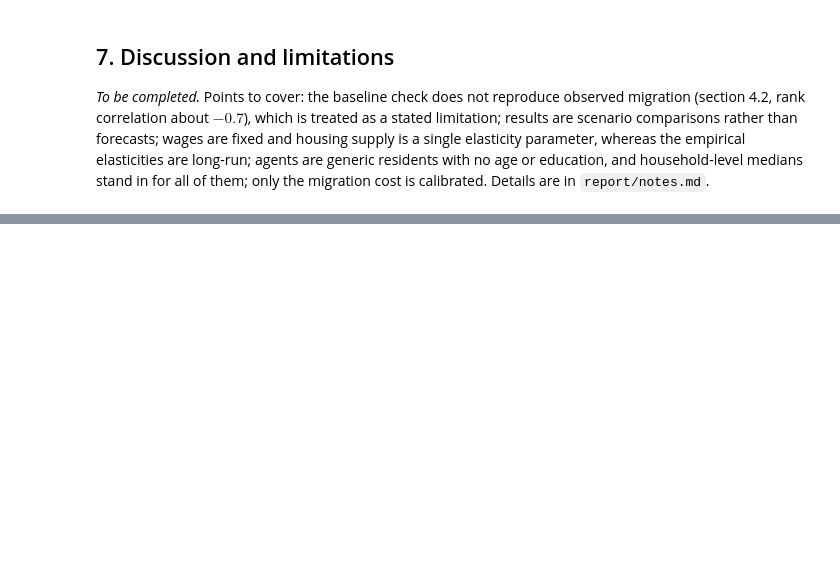
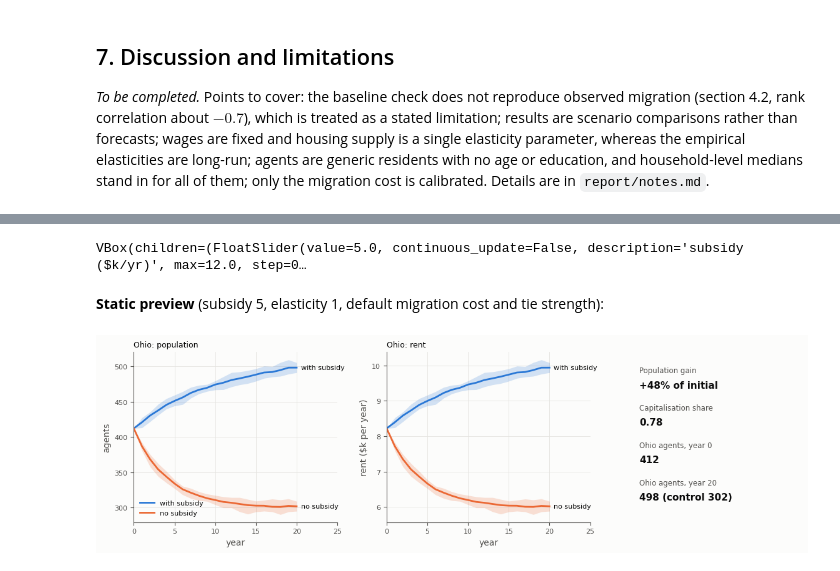
Before and after one commit to josephD-S/Computational-Modelling-Project, a Jupyter notebook: notebooks/project_walkthrough.ipynb, the cells around one changed output, grey strips where cells are left out. Cells and saved outputs as stored; diff of their text form; code cells hidden in the pictures; blank space fills up the shorter version.

```diff
--- a/notebooks/project_walkthrough.ipynb
+++ b/notebooks/project_walkthrough.ipynb
@@ -342,0 +348,15 @@ plots.plot_sensitivity(tables, defaults, save_path=FIG / "sensitivity.png");
+# %%
+from utils.demo import interactive_demo, plot_scenario, scenario_summary, animate_flows
+
+interactive_demo(init)
+# %% [output]
+VBox(children=(FloatSlider(value=5.0, continuous_update=False, description='subsidy ($k/yr)', max=12.0, step=0…
+# %% [markdown]
+**Static preview** (subsidy 5, elasticity 1, default migration cost and tie strength):
+# %%
+preview = Params(policy_state=ohio, subsidy=5.0, elasticity=1.0)
+fig = plot_scenario(scenario_summary(preview, init), preview, init)
+fig.savefig(FIG / "scenario_preview.png", dpi=150)
+plt.show()
+# %% [output]
+[figure, added]
```
Also changed, not shown: parts of 7 cells of this notebook, 8 other files.
